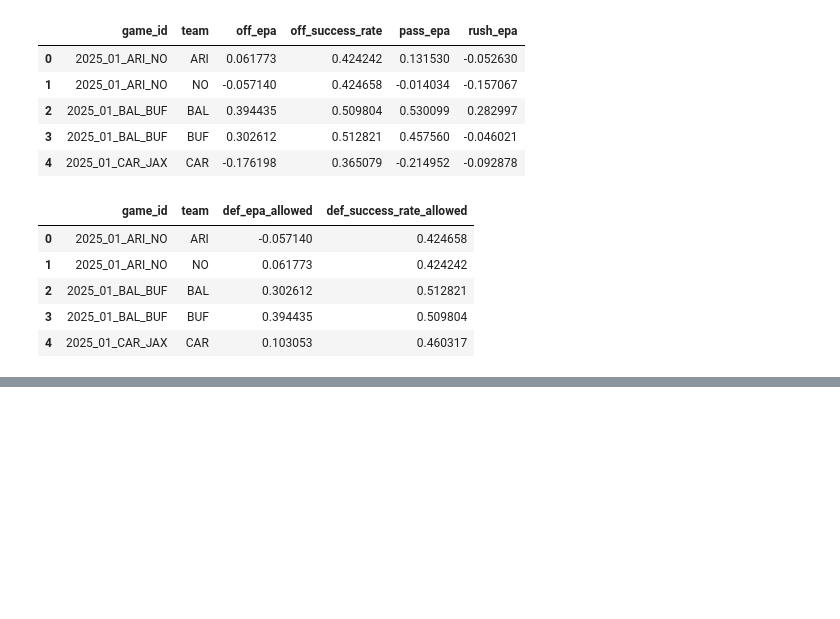
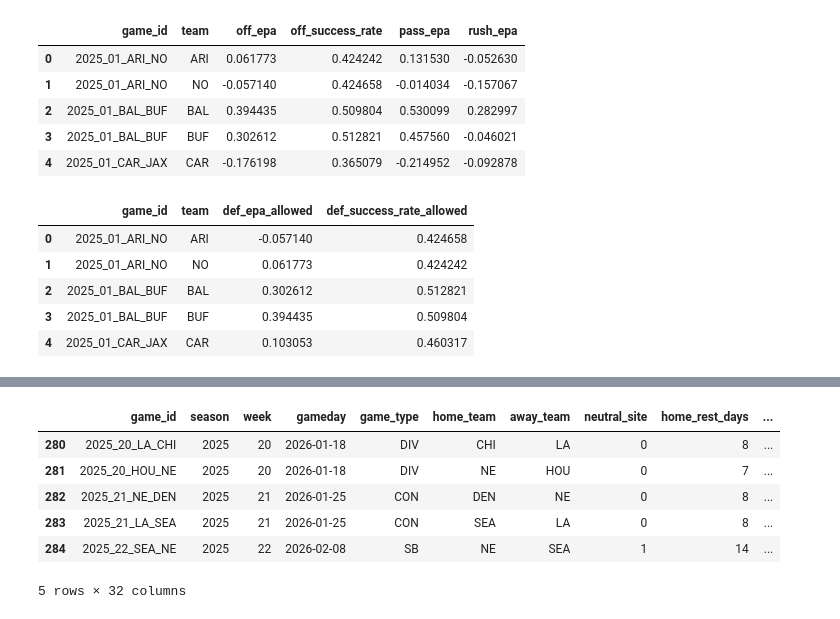
Before and after one commit to swcrockett/nfl-win-probability-model, a Jupyter notebook: notebooks/02_feature_engineering.ipynb, the cells around one changed output, grey strips where cells are left out. Cells and saved outputs as stored; diff of their text form; code cells hidden in the pictures; blank space fills up the shorter version.

```diff
--- a/notebooks/02_feature_engineering.ipynb
+++ b/notebooks/02_feature_engineering.ipynb
@@ -189,0 +258,50 @@ team_games_df.loc[
+# %%
+home_features_df = pregame_team_features_df.rename(
+    columns={
+        'team': 'home_team',
+        'prior_games': 'home_prior_games',
+        **{
+            column: f"home_{column}"
+            for column in pregame_columns
+        },
+    }
+)
+# %%
+away_features_df = pregame_team_features_df.rename(
+    columns={
+        'team': 'away_team',
+        'prior_games': 'away_prior_games',
+        **{
+            column: f"away_{column}"
+            for column in pregame_columns
+        },
+    }
+)
+# %%
+game_columns = [
+    'game_id', 'season', 'week', 'gameday', 'game_type', 'home_team', 'away_team', 'neutral_site', 'home_rest', 'away_rest', 'home_win'
+]
+games = schedule_df[game_columns].copy()
+# %%
+games = games.rename(
+    columns={
+        'home_rest': 'home_rest_days',
+        'away_rest': 'away_rest_days',
+    }
+)
+games['home_field'] = 1 - games['neutral_site']
+# %%
+model_df = (
+    games
+    .merge(home_features_df, on=['game_id', 'home_team'], how='left')
+    .merge(away_features_df, on=['game_id', 'away_team'], how='left')
+)
+model_df.tail()
+# %% [output]
+|  | game_id | season | week | gameday | game_type | home_team | away_team | neutral_site | home_rest_days | ... |
+| 280 | 2025_20_LA_CHI | 2025 | 20 | 2026-01-18 | DIV | CHI | LA | 0 | 8 | ... |
+| 281 | 2025_20_HOU_NE | 2025 | 20 | 2026-01-18 | DIV | NE | HOU | 0 | 7 | ... |
+| 282 | 2025_21_NE_DEN | 2025 | 21 | 2026-01-25 | CON | DEN | NE | 0 | 8 | ... |
+| 283 | 2025_21_LA_SEA | 2025 | 21 | 2026-01-25 | CON | SEA | LA | 0 | 8 | ... |
+| 284 | 2025_22_SEA_NE | 2025 | 22 | 2026-02-08 | SB | NE | SEA | 1 | 14 | ... |
+5 rows × 32 columns
```
Also changed, not shown: parts of 15 cells of this notebook.
